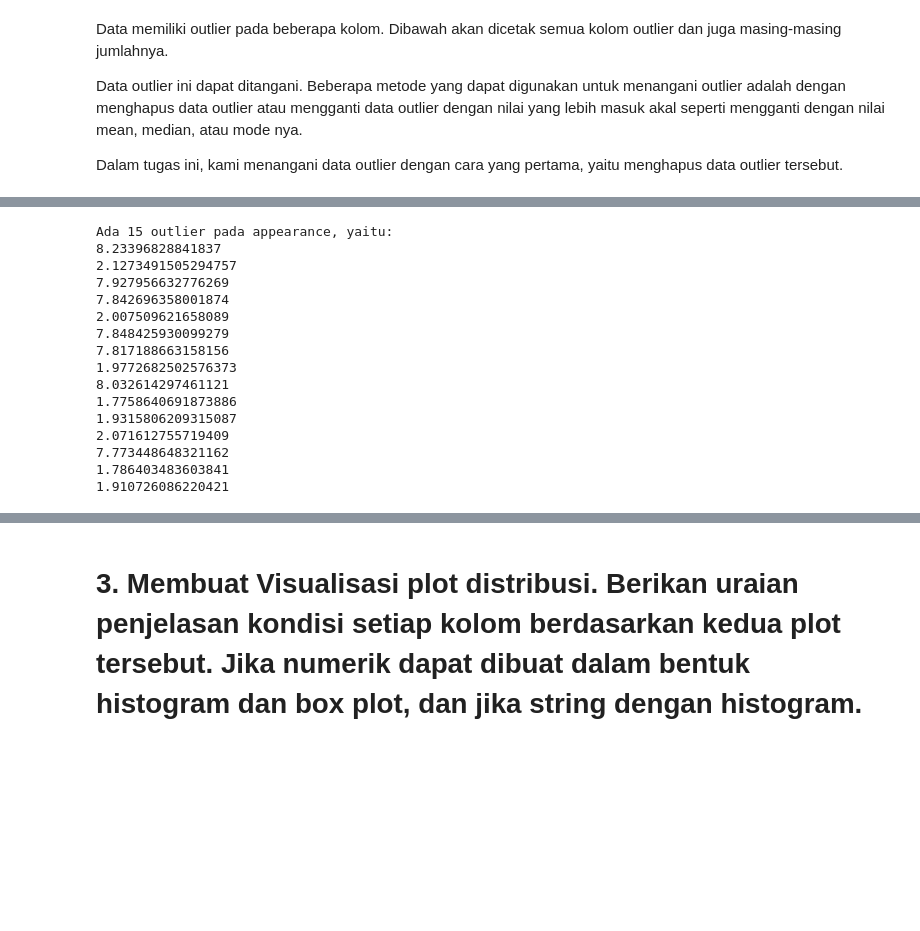
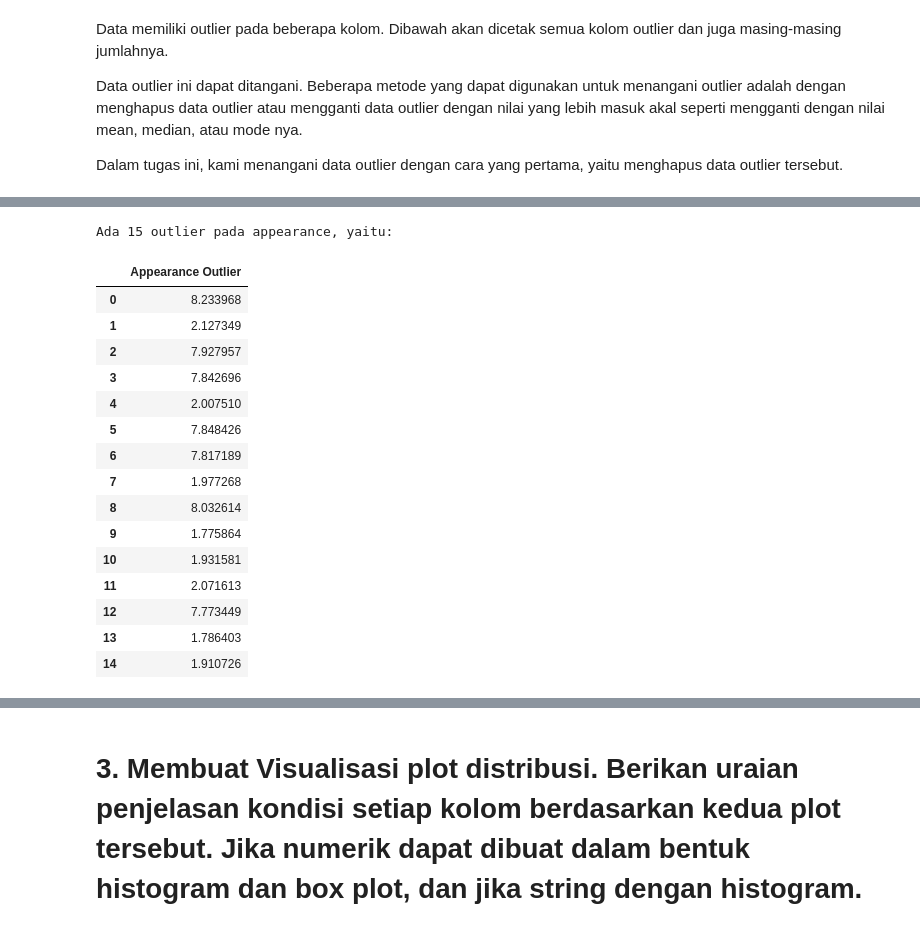
Before and after one commit to SandWithCheese/TubesProbstat, a Jupyter notebook: src/main.ipynb, the cells around one changed output, grey strips where cells are left out. Drawn from its saved outputs; the diff is of its cells as text; code cells hidden in the pictures; blank space fills up the shorter version.

```diff
--- a/src/main.ipynb
+++ b/src/main.ipynb
@@ -1059,38 +1071,42 @@ Ada 12 outlier pada length, yaitu:
 # %%
 # Cari outlier untuk appearance
 appearance_lower_outlier_limit = quartile(appearance, 1) - 1.5 * iqr(appearance)
 appearance_higher_outlier_limit = quartile(appearance, 3) + 1.5 * iqr(appearance)
 
 outliers_appearance = []
 cleaned_appearance = []
 
 for i in appearance:
     if i < appearance_lower_outlier_limit or i > appearance_higher_outlier_limit:
         outliers_appearance.append(i)
     else:
         cleaned_appearance.append(i)
 
+# Df
+df_cleaned_appearance = pd.DataFrame(cleaned_appearance, columns=["Appearance Cleaned"])
+df_outliers_appearance = pd.DataFrame(outliers_appearance, columns=["Appearance Outlier"])
+
 # Output
 print(f"Ada {len(outliers_appearance)} outlier pada appearance, yaitu:")
-for outlier in outliers_appearance:
-    print(outlier)
+df_outliers_appearance
 # %% [output]
 Ada 15 outlier pada appearance, yaitu:
-8.23396828841837
-2.1273491505294757
-7.927956632776269
-7.842696358001874
-2.007509621658089
-7.848425930099279
-7.817188663158156
-1.9772682502576373
-8.032614297461121
-1.7758640691873886
-1.9315806209315087
-2.071612755719409
-7.773448648321162
-1.786403483603841
-1.910726086220421
+|  | Appearance Outlier |
+| 0 | 8.233968 |
+| 1 | 2.127349 |
+| 2 | 7.927957 |
+| 3 | 7.842696 |
+| 4 | 2.007510 |
+| 5 | 7.848426 |
+| 6 | 7.817189 |
+| 7 | 1.977268 |
+| 8 | 8.032614 |
+| 9 | 1.775864 |
+| 10 | 1.931581 |
+| 11 | 2.071613 |
+| 12 | 7.773449 |
+| 13 | 1.786403 |
+| 14 | 1.910726 |
 # %%
 # Cari outlier untuk tannin
 tannin_lower_outlier_limit = quartile(tannin, 1) - 1.5 * iqr(tannin)
```
Also changed, not shown: parts of 17 cells of this notebook.
